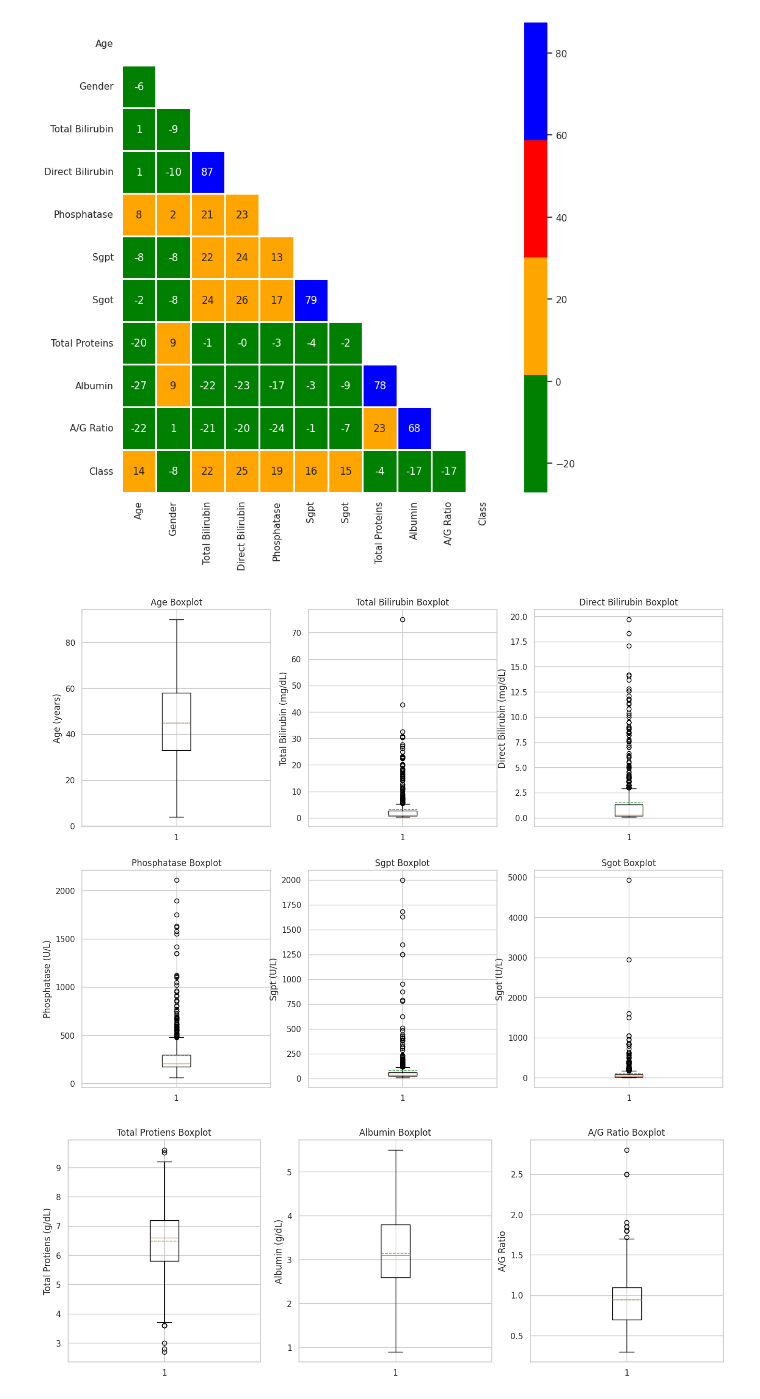
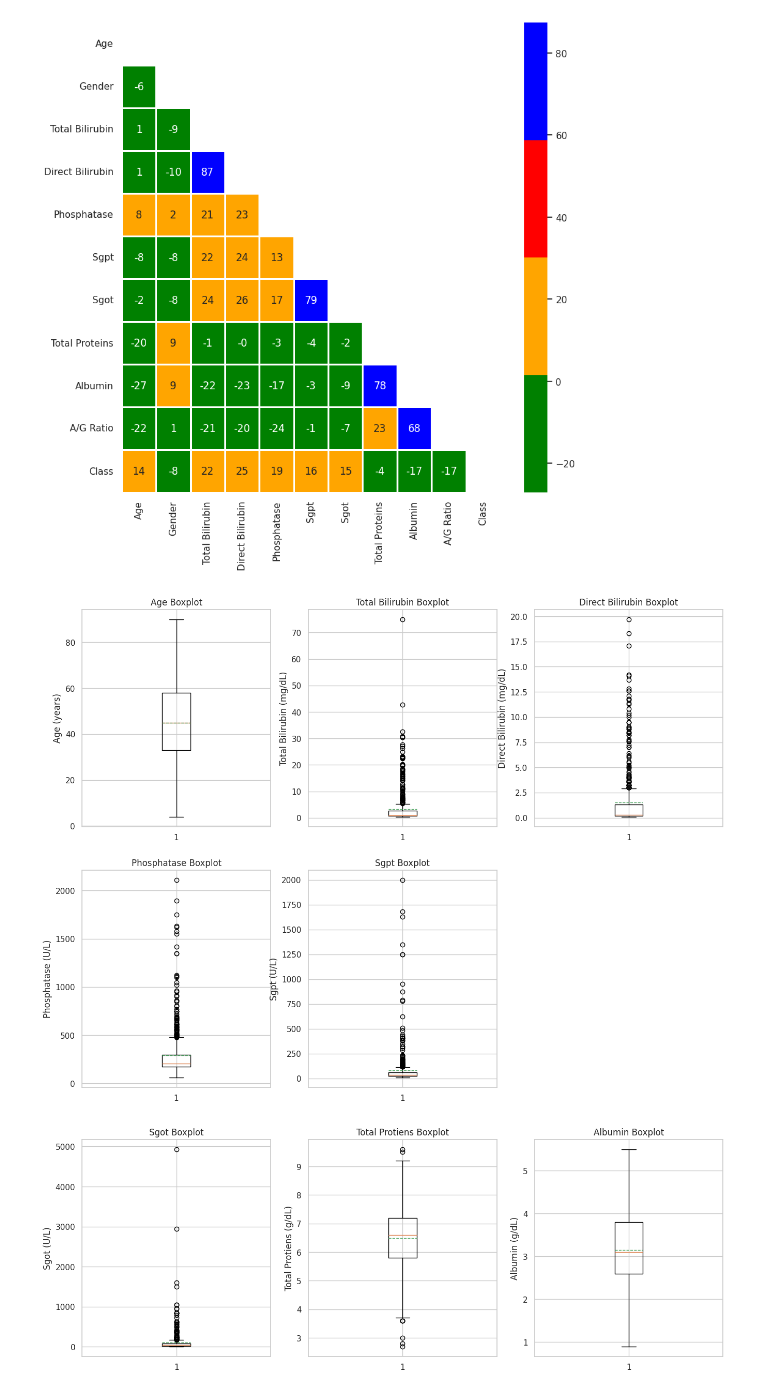
Before and after one commit to Evans2424/IACEC_Project_Model_Performance_Analysis, a Jupyter notebook: IACEC_MLProject.ipynb, the cells around one changed output. Drawn from its saved outputs; the diff is of its cells as text; code cells hidden in the pictures.

```diff
--- a/IACEC_MLProject.ipynb
+++ b/IACEC_MLProject.ipynb
@@ -327,31 +327,28 @@ plt.boxplot(liver_df1['Sgpt'], showmeans = True, meanline = True)
 plt.title('Sgpt Boxplot')
 plt.ylabel('Sgpt (U/L)')
 
-plt.subplot(236)
-plt.boxplot(liver_df1['Sgot'], showmeans = True, meanline = True)
-plt.title('Sgot Boxplot')
-plt.ylabel('Sgot (U/L)')
-
 plt.show()
 # %% [output]
-[figure, old version]
+[figure, new version]
 # %%
+
 plt.figure(figsize=[16,12])
+
 plt.subplot(231)
+plt.boxplot(liver_df1['Sgot'], showmeans = True, meanline = True)
+plt.title('Sgot Boxplot')
+plt.ylabel('Sgot (U/L)')
+
+plt.subplot(232)
 plt.boxplot(liver_df1['Total Proteins'], showmeans = True, meanline = True)
 plt.title('Total Protiens Boxplot')
 plt.ylabel('Total Protiens (g/dL)')
 
-plt.subplot(232)
+plt.subplot(233)
 plt.boxplot(liver_df1['Albumin'], showmeans = True, meanline = True)
 plt.title('Albumin Boxplot')
 plt.ylabel('Albumin (g/dL)')
 
-plt.subplot(233)
-plt.boxplot(liver_df1['A/G Ratio'], showmeans = True, meanline = True)
-plt.title('A/G Ratio Boxplot')
-plt.ylabel('A/G Ratio')
-
 plt.show()
 # %% [output]
-[figure, old version]
+[figure, new version]
```
Also changed, not shown: parts of 2 cells of this notebook.
